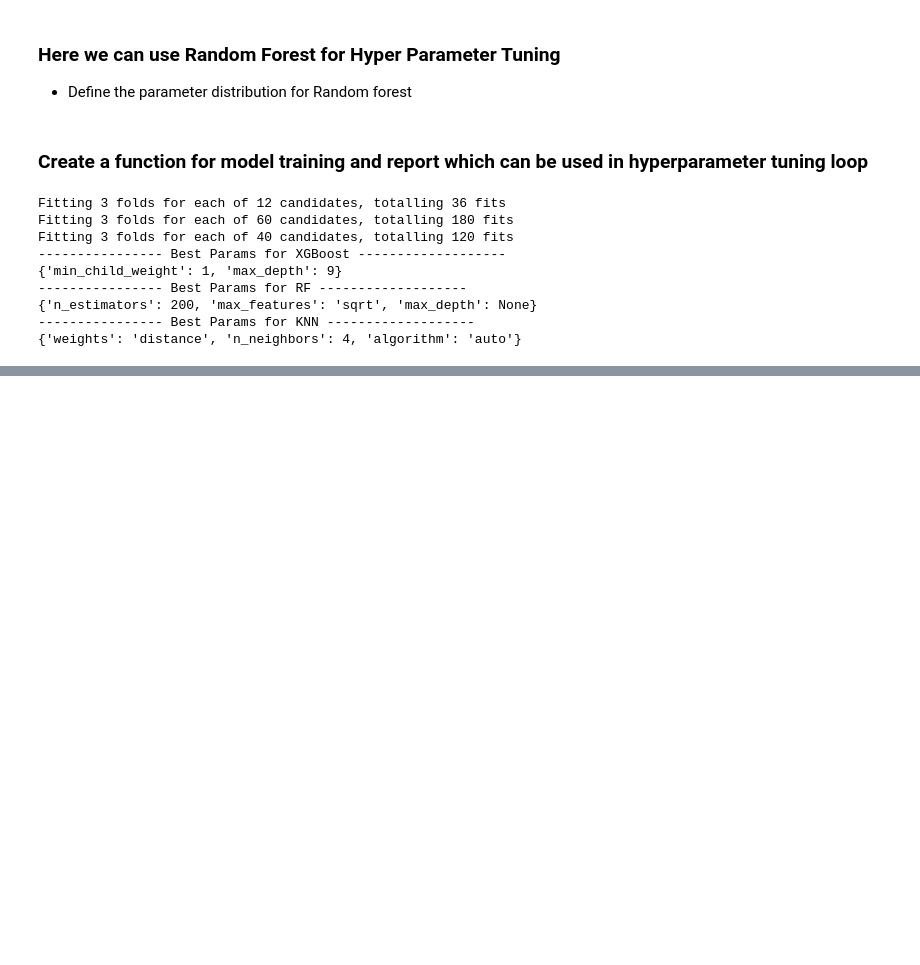
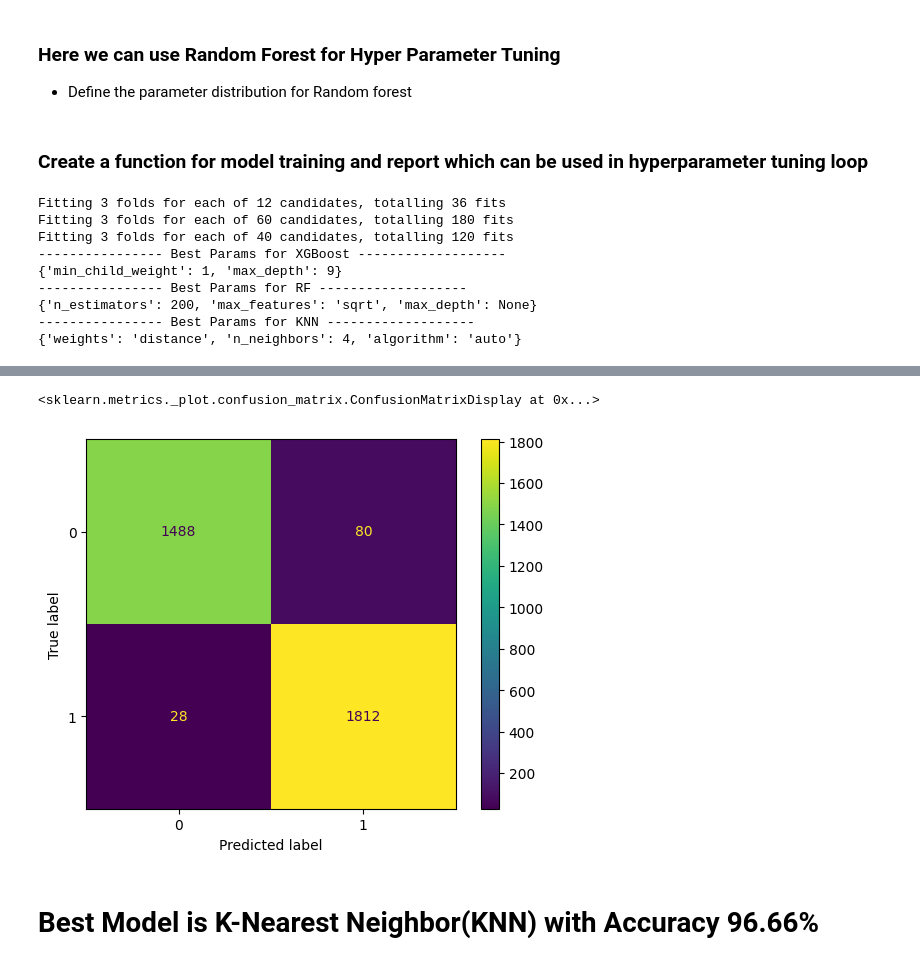
Before and after one commit to Shaurya25071997/US-Visa-Approval-MLOps-Porduction-ready-Machine-Learning-project, a Jupyter notebook: notebook/2_Feature_Engineering_and_Model_Training.ipynb, the cells around one changed output, grey strips where cells are left out. Drawn from its saved outputs; the diff is of its cells as text; code cells hidden in the pictures; blank space fills up the shorter version.

Commit message:
2_Feature_Engineering_and_Model_Training added

```diff
--- a/notebook/2_Feature_Engineering_and_Model_Training.ipynb
+++ b/notebook/2_Feature_Engineering_and_Model_Training.ipynb
@@ -511,0 +553,10 @@ Fitting 3 folds for each of 40 candidates, totalling 120 fits
+# %%
+best_model = KNeighborsClassifier(**model_param['KNN'])
+best_model = best_model.fit(X_train,y_train)
+y_pred = best_model.predict(X_test)
+score = accuracy_score(y_test,y_pred)
+cr = classification_report(y_test,y_pred)
+
+print("FINAL MODEL 'KNN'")
+print ("Accuracy Score value: {:.4f}".format(score))
+print (cr)
@@ -511,0 +574,8 @@ Fitting 3 folds for each of 40 candidates, totalling 120 fits
+# %%
+from sklearn.metrics import ConfusionMatrixDisplay
+ConfusionMatrixDisplay.from_estimator(best_model, X_test, y_test)
+# %% [output]
+<sklearn.metrics._plot.confusion_matrix.ConfusionMatrixDisplay at 0x...>
+[figure, added]
+# %% [markdown]
+# Best Model is K-Nearest Neighbor(KNN) with Accuracy 96.66%
```
Also changed, not shown: parts of 5 cells of this notebook.
